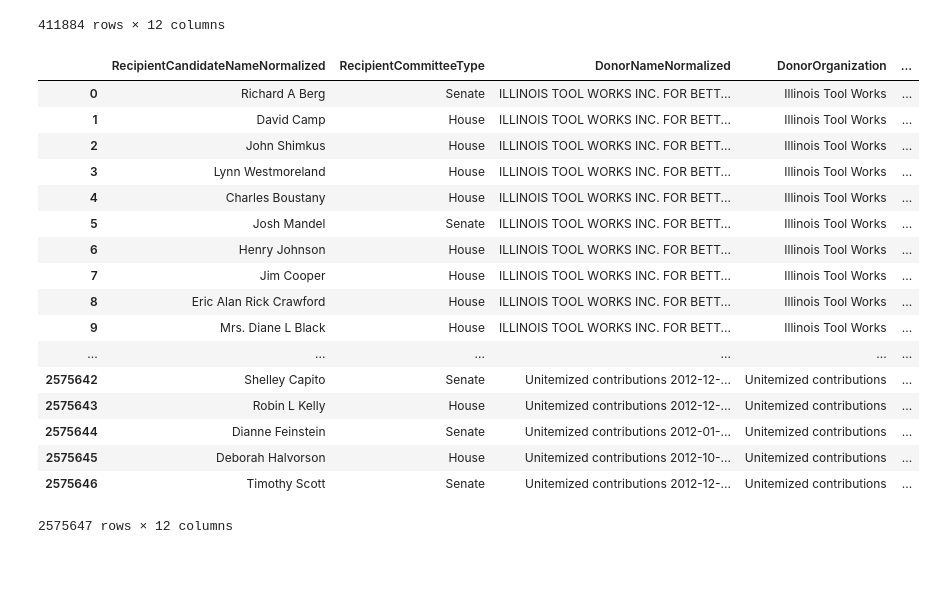
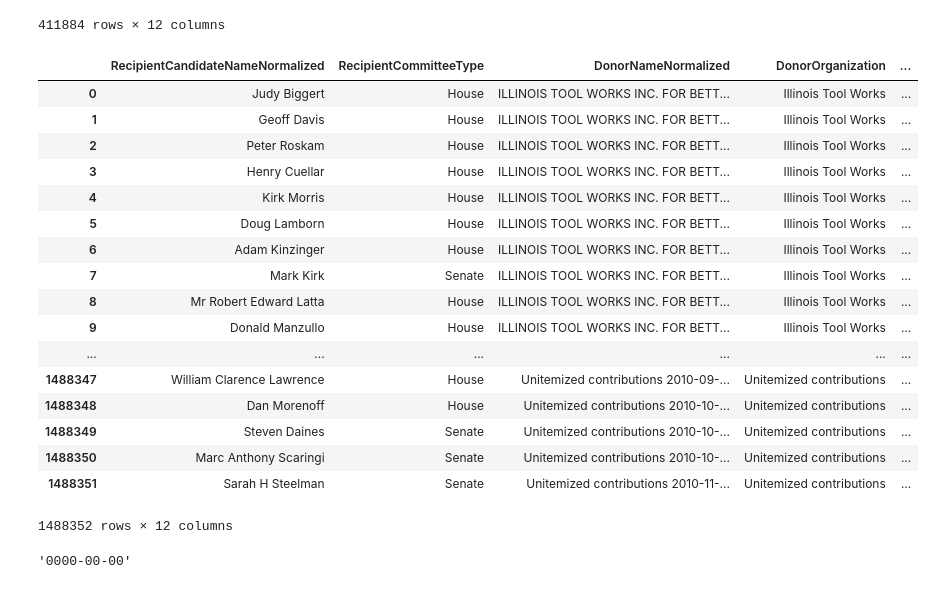
Before and after one commit to jriseman/MapLight, a Jupyter notebook: EDA_initial_aggregation.ipynb, the cells around one changed output. Cells and saved outputs as stored; diff of their text form; code cells hidden in the pictures.

```diff
--- a/EDA_initial_aggregation.ipynb
+++ b/EDA_initial_aggregation.ipynb
@@ -1,6 +1,6 @@
 # %%
 import pandas as pd
-df = pd.read_csv('cand/2018_cand_0.csv')
+df = pd.read_csv('cand/2010_cand_0.csv')
 df.shape
 # %% [output]
 (500000, 81)
@@ -126,7 +126,7 @@ df_0
 500000 rows × 12 columns
 # %%
 import numpy as np
-df = pd.read_csv('cand/2012_cand_1.csv')
+df = pd.read_csv('cand/2010_cand_1.csv')
 df_1 = df[['RecipientCandidateNameNormalized','RecipientCommitteeType','DonorNameNormalized','DonorOrganization',
     'DonorCommitteeNameNormalized','DonorEntityTypeCode', 'DonorEntityType','DonorOccupationNormalized',
     'TransactionDate','TransactionAmount','RecipientCandidateParty','RecipientCandidateICO']]
@@ -175,7 +175,7 @@ result
 | 999999 | MONTANANS FOR TESTER | 2018-09-23 | 25 | MONTANANS FOR TESTER | MONTANANS FOR TESTER | ... |
 1000000 rows × 10 columns
 # %%
-df = pd.read_csv('cand/2012_cand_2.csv')
+df = pd.read_csv('cand/2010_cand_2.csv')
 df_2 = df[['RecipientCandidateNameNormalized','RecipientCommitteeType','DonorNameNormalized','DonorOrganization',
     'DonorCommitteeNameNormalized','DonorEntityTypeCode', 'DonorEntityType','DonorOccupationNormalized',
     'TransactionDate','TransactionAmount','RecipientCandidateParty','RecipientCandidateICO']]
@@ -578,26 +578,30 @@ df_16
 | 8411883 | Raymond Anthony Meza Jr. | House | Unitemized contributions 2016-12-... | Unitemized contributions | ... |
 411884 rows × 12 columns
 # %%
-frames = [df_0, df_1, df_2, df_3, df_4, df_5]
-df_comp12 = pd.concat(frames)
-df_comp12
+frames = [df_0, df_1, df_2]
+df_comp10 = pd.concat(frames)
+df_comp10
 # %% [output]
 |  | RecipientCandidateNameNormalized | RecipientCommitteeType | DonorNameNormalized | DonorOrganization | ... |
-| 0 | Richard A Berg | Senate | ILLINOIS TOOL WORKS INC. FOR BETT... | Illinois Tool Works | ... |
-| 1 | David Camp | House | ILLINOIS TOOL WORKS INC. FOR BETT... | Illinois Tool Works | ... |
-| 2 | John Shimkus | House | ILLINOIS TOOL WORKS INC. FOR BETT... | Illinois Tool Works | ... |
-| 3 | Lynn Westmoreland | House | ILLINOIS TOOL WORKS INC. FOR BETT... | Illinois Tool Works | ... |
-| 4 | Charles Boustany | House | ILLINOIS TOOL WORKS INC. FOR BETT... | Illinois Tool Works | ... |
-| 5 | Josh Mandel | Senate | ILLINOIS TOOL WORKS INC. FOR BETT... | Illinois Tool Works | ... |
-| 6 | Henry Johnson | House | ILLINOIS TOOL WORKS INC. FOR BETT... | Illinois Tool Works | ... |
-| 7 | Jim Cooper | House | ILLINOIS TOOL WORKS INC. FOR BETT... | Illinois Tool Works | ... |
-| 8 | Eric Alan Rick Crawford | House | ILLINOIS TOOL WORKS INC. FOR BETT... | Illinois Tool Works | ... |
-| 9 | Mrs. Diane L Black | House | ILLINOIS TOOL WORKS INC. FOR BETT... | Illinois Tool Works | ... |
+| 0 | Judy Biggert | House | ILLINOIS TOOL WORKS INC. FOR BETT... | Illinois Tool Works | ... |
+| 1 | Geoff Davis | House | ILLINOIS TOOL WORKS INC. FOR BETT... | Illinois Tool Works | ... |
+| 2 | Peter Roskam | House | ILLINOIS TOOL WORKS INC. FOR BETT... | Illinois Tool Works | ... |
+| 3 | Henry Cuellar | House | ILLINOIS TOOL WORKS INC. FOR BETT... | Illinois Tool Works | ... |
+| 4 | Kirk Morris | House | ILLINOIS TOOL WORKS INC. FOR BETT... | Illinois Tool Works | ... |
+| 5 | Doug Lamborn | House | ILLINOIS TOOL WORKS INC. FOR BETT... | Illinois Tool Works | ... |
+| 6 | Adam Kinzinger | House | ILLINOIS TOOL WORKS INC. FOR BETT... | Illinois Tool Works | ... |
+| 7 | Mark Kirk | Senate | ILLINOIS TOOL WORKS INC. FOR BETT... | Illinois Tool Works | ... |
+| 8 | Mr Robert Edward Latta | House | ILLINOIS TOOL WORKS INC. FOR BETT... | Illinois Tool Works | ... |
+| 9 | Donald Manzullo | House | ILLINOIS TOOL WORKS INC. FOR BETT... | Illinois Tool Works | ... |
 | ... | ... | ... | ... | ... | ... |
-| 2575642 | Shelley Capito | Senate | Unitemized contributions 2012-12-... | Unitemized contributions | ... |
-| 2575643 | Robin L Kelly | House | Unitemized contributions 2012-12-... | Unitemized contributions | ... |
-| 2575644 | Dianne Feinstein | Senate | Unitemized contributions 2012-01-... | Unitemized contributions | ... |
-| 2575645 | Deborah Halvorson | House | Unitemized contributions 2012-10-... | Unitemized contributions | ... |
-| 2575646 | Timothy Scott | Senate | Unitemized contributions 2012-12-... | Unitemized contributions | ... |
+| 1488347 | William Clarence Lawrence | House | Unitemized contributions 2010-09-... | Unitemized contributions | ... |
+| 1488348 | Dan Morenoff | House | Unitemized contributions 2010-10-... | Unitemized contributions | ... |
+| 1488349 | Steven Daines | Senate | Unitemized contributions 2010-10-... | Unitemized contributions | ... |
+| 1488350 | Marc Anthony Scaringi | Senate | Unitemized contributions 2010-10-... | Unitemized contributions | ... |
+| 1488351 | Sarah H Steelman | Senate | Unitemized contributions 2010-11-... | Unitemized contributions | ... |
-2575647 rows × 12 columns
+1488352 rows × 12 columns
+# %%
+min(df_comp10['TransactionDate'])
+# %% [output]
+'0000-00-00'
 # %%
```
Also changed, not shown: parts of 10 cells of this notebook, 2 other files.
